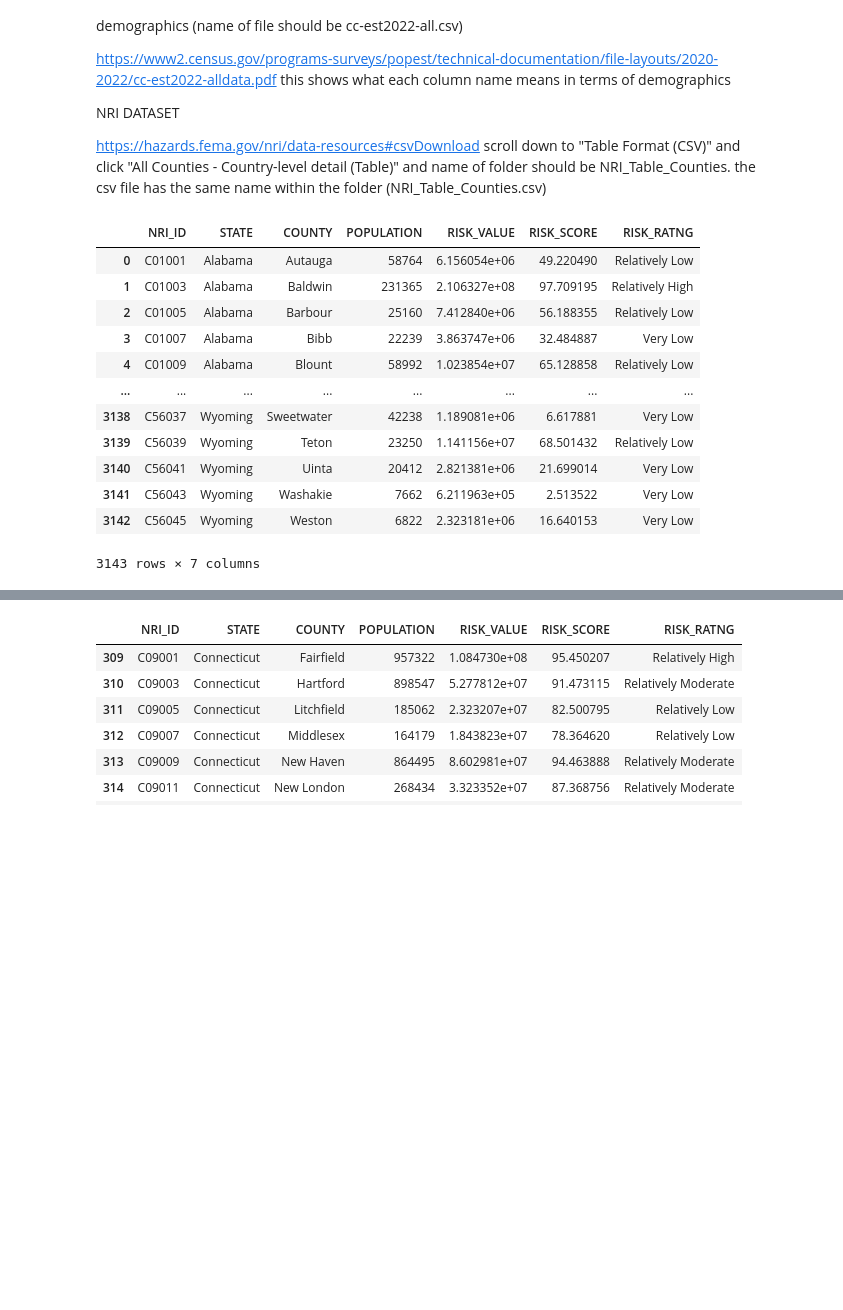
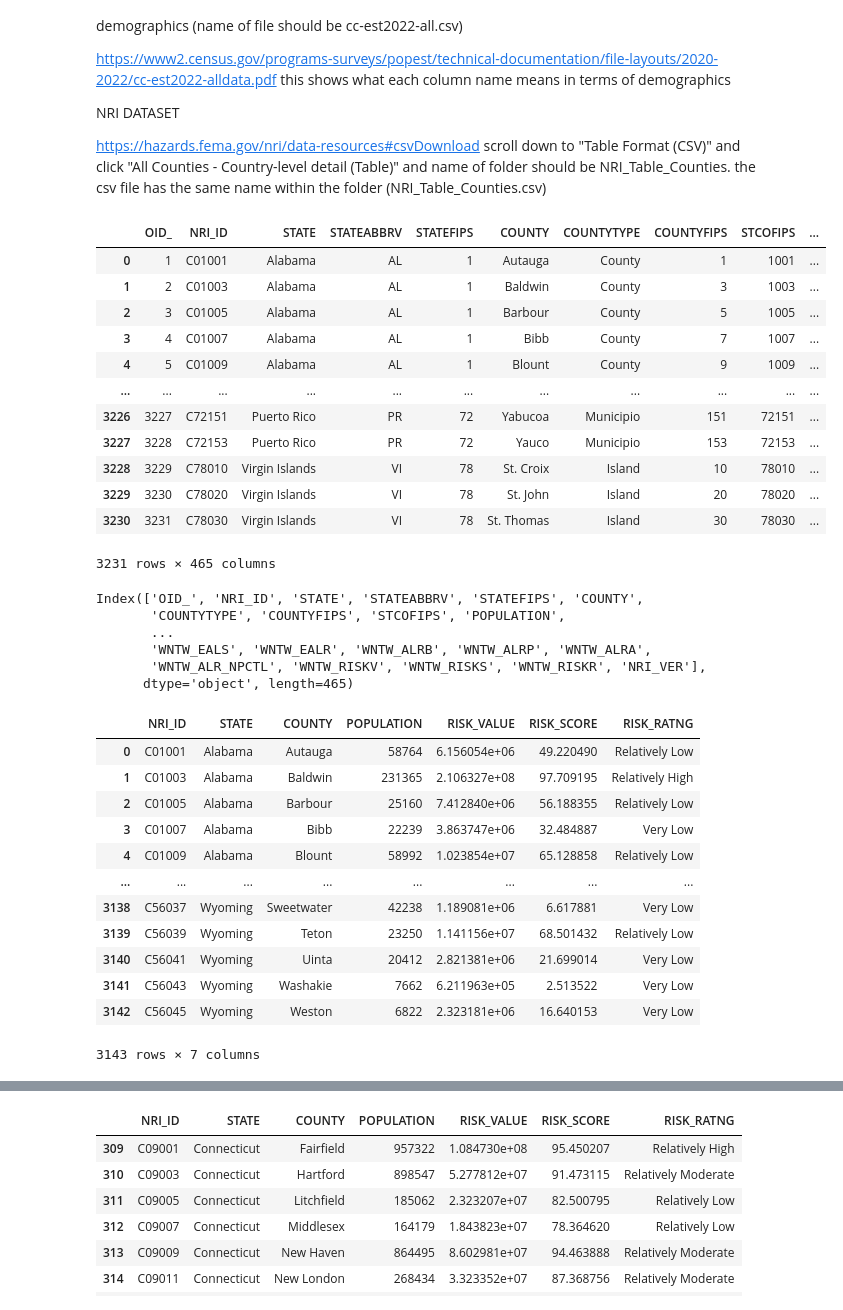
Before and after one commit to farnhamh/CS124H-Group-3, a Jupyter notebook: helena/project.ipynb, the cells around one changed output, grey strips where cells are left out. Drawn from its saved outputs; the diff is of its cells as text; code cells hidden in the pictures; blank space fills up the shorter version.

```diff
--- a/helena/project.ipynb
+++ b/helena/project.ipynb
@@ -18,31 +21,52 @@ import pandas as pd
 # %%
 #read national risk index dataset into the nri dataframe
 nri = pd.read_csv("NRI_Table_Counties/NRI_Table_Counties.csv")
+display(nri)
+print(nri.columns)
 
 #only include important columns
 nri = nri[["NRI_ID", "STATE", "COUNTY", "POPULATION", "RISK_VALUE", "RISK_SCORE", "RISK_RATNG"]]
 
 #nri has some extra territories, so let's define it in a list...
 territories = ["American Samoa", "Guam", "Northern Mariana Islands", "Puerto Rico", "Virgin Islands"]
 #...and get rid of the rows with these territories using .drop()
 nri = nri.drop(nri[nri["STATE"].isin(territories)].index)
 
 #now we should only have the 50 states + DC
 nri
 # %% [output]
-|  | NRI_ID | STATE | COUNTY | POPULATION | RISK_VALUE | RISK_SCORE | RISK_RATNG |
-| 0 | C01001 | Alabama | Autauga | 58764 | 6.156054e+06 | 49.220490 | Relatively Low |
-| 1 | C01003 | Alabama | Baldwin | 231365 | 2.106327e+08 | 97.709195 | Relatively High |
-| 2 | C01005 | Alabama | Barbour | 25160 | 7.412840e+06 | 56.188355 | Relatively Low |
-| 3 | C01007 | Alabama | Bibb | 22239 | 3.863747e+06 | 32.484887 | Very Low |
-| 4 | C01009 | Alabama | Blount | 58992 | 1.023854e+07 | 65.128858 | Relatively Low |
-| ... | ... | ... | ... | ... | ... | ... | ... |
-| 3138 | C56037 | Wyoming | Sweetwater | 42238 | 1.189081e+06 | 6.617881 | Very Low |
-| 3139 | C56039 | Wyoming | Teton | 23250 | 1.141156e+07 | 68.501432 | Relatively Low |
-| 3140 | C56041 | Wyoming | Uinta | 20412 | 2.821381e+06 | 21.699014 | Very Low |
-| 3141 | C56043 | Wyoming | Washakie | 7662 | 6.211963e+05 | 2.513522 | Very Low |
-| 3142 | C56045 | Wyoming | Weston | 6822 | 2.323181e+06 | 16.640153 | Very Low |
+|  | OID_ | NRI_ID | STATE | STATEABBRV | STATEFIPS | COUNTY | COUNTYTYPE | COUNTYFIPS | STCOFIPS | ... |
+| 0 | 1 | C01001 | Alabama | AL | 1 | Autauga | County | 1 | 1001 | ... |
+| 1 | 2 | C01003 | Alabama | AL | 1 | Baldwin | County | 3 | 1003 | ... |
+| 2 | 3 | C01005 | Alabama | AL | 1 | Barbour | County | 5 | 1005 | ... |
+| 3 | 4 | C01007 | Alabama | AL | 1 | Bibb | County | 7 | 1007 | ... |
+| 4 | 5 | C01009 | Alabama | AL | 1 | Blount | County | 9 | 1009 | ... |
+| ... | ... | ... | ... | ... | ... | ... | ... | ... | ... | ... |
+| 3226 | 3227 | C72151 | Puerto Rico | PR | 72 | Yabucoa | Municipio | 151 | 72151 | ... |
+| 3227 | 3228 | C72153 | Puerto Rico | PR | 72 | Yauco | Municipio | 153 | 72153 | ... |
+| 3228 | 3229 | C78010 | Virgin Islands | VI | 78 | St. Croix | Island | 10 | 78010 | ... |
+| 3229 | 3230 | C78020 | Virgin Islands | VI | 78 | St. John | Island | 20 | 78020 | ... |
+| 3230 | 3231 | C78030 | Virgin Islands | VI | 78 | St. Thomas | Island | 30 | 78030 | ... |
-3143 rows × 7 columns
+3231 rows × 465 columns
+Index(['OID_', 'NRI_ID', 'STATE', 'STATEABBRV', 'STATEFIPS', 'COUNTY',
+       'COUNTYTYPE', 'COUNTYFIPS', 'STCOFIPS', 'POPULATION',
+       ...
+       'WNTW_EALS', 'WNTW_EALR', 'WNTW_ALRB', 'WNTW_ALRP', 'WNTW_ALRA',
+       'WNTW_ALR_NPCTL', 'WNTW_RISKV', 'WNTW_RISKS', 'WNTW_RISKR', 'NRI_VER'],
+      dtype='object', length=465)
+|  | NRI_ID | STATE | COUNTY | POPULATION | RISK_VALUE | RISK_SCORE | RISK_RATNG |
+| 0 | C01001 | Alabama | Autauga | 58764 | 6.156054e+06 | 49.220490 | Relatively Low |
+| 1 | C01003 | Alabama | Baldwin | 231365 | 2.106327e+08 | 97.709195 | Relatively High |
+| 2 | C01005 | Alabama | Barbour | 25160 | 7.412840e+06 | 56.188355 | Relatively Low |
+| 3 | C01007 | Alabama | Bibb | 22239 | 3.863747e+06 | 32.484887 | Very Low |
+| 4 | C01009 | Alabama | Blount | 58992 | 1.023854e+07 | 65.128858 | Relatively Low |
+| ... | ... | ... | ... | ... | ... | ... | ... |
+| 3138 | C56037 | Wyoming | Sweetwater | 42238 | 1.189081e+06 | 6.617881 | Very Low |
+| 3139 | C56039 | Wyoming | Teton | 23250 | 1.141156e+07 | 68.501432 | Relatively Low |
+| 3140 | C56041 | Wyoming | Uinta | 20412 | 2.821381e+06 | 21.699014 | Very Low |
+| 3141 | C56043 | Wyoming | Washakie | 7662 | 6.211963e+05 | 2.513522 | Very Low |
+| 3142 | C56045 | Wyoming | Weston | 6822 | 2.323181e+06 | 16.640153 | Very Low |
+3143 rows × 7 columns
 # %%
 #read demographics dataset into the demo dataframe
 #the encoding part is because python reads in a specific encoding of the file, but file isn't in that form, so this fixes that
```
Also changed, not shown: parts of 15 cells of this notebook, 17 other files.
